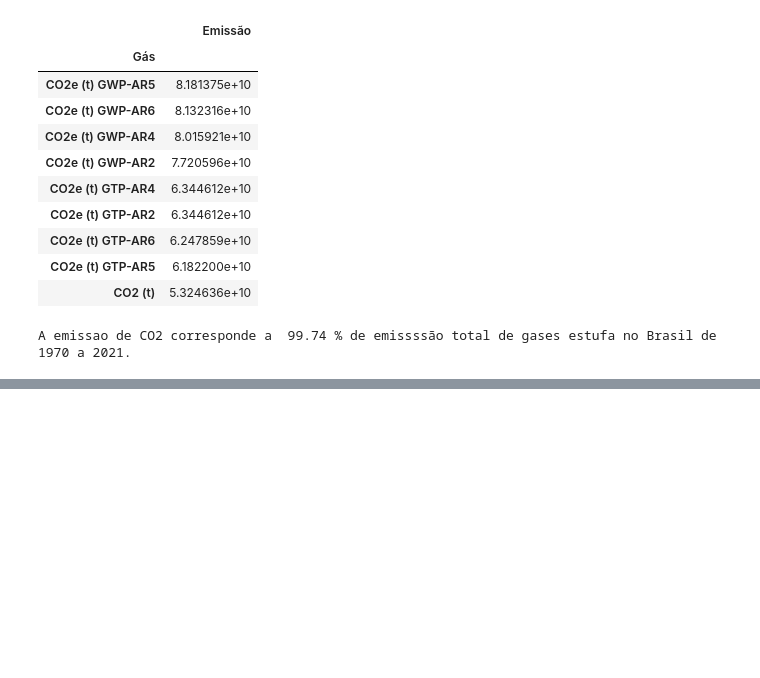
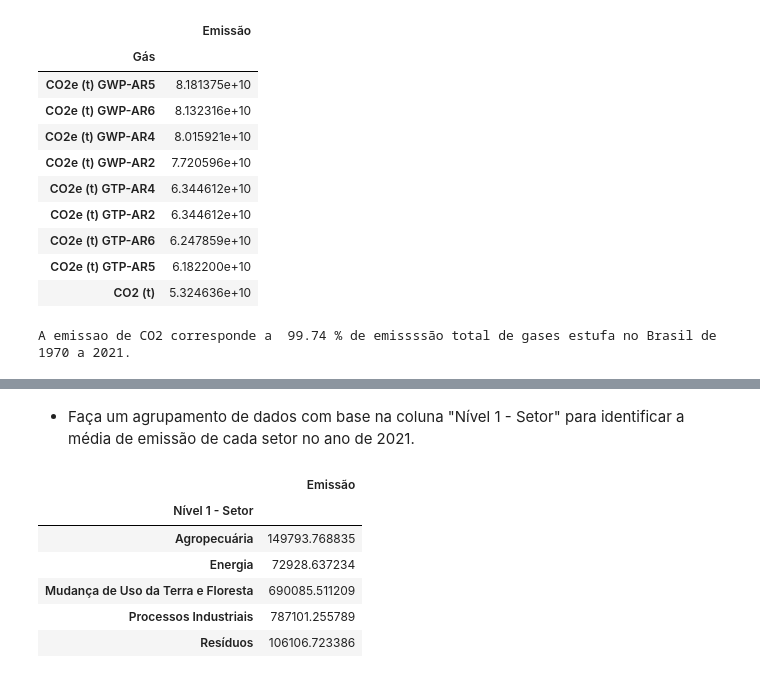
Before and after one commit to JNarimatsu/emissoes_gases_estufa, a Jupyter notebook: emissoes_gases_estufa.ipynb, the cells around one changed output, grey strips where cells are left out. Saved outputs shown, nothing was run; the diff lists cells and outputs as text; code cells hidden in the pictures; blank space fills up the shorter version.

```diff
--- a/emissoes_gases_estufa.ipynb
+++ b/emissoes_gases_estufa.ipynb
@@ -398,0 +425,12 @@ A emissao de CO2 corresponde a  99.74 % de emissssão total de gases estufa no B
+# %% [markdown]
+- Faça um agrupamento de dados com base na coluna "Nível 1 - Setor" para identificar a média de emissão de cada setor no ano de 2021.
+# %%
+emissoes_por_ano[emissoes_por_ano['Ano']==2021].groupby('Nível 1 - Setor')[['Emissão']].mean()
+# %% [output]
+|  | Emissão |
+| Nível 1 - Setor |  |
+| Agropecuária | 149793.768835 |
+| Energia | 72928.637234 |
+| Mudança de Uso da Terra e Floresta | 690085.511209 |
+| Processos Industriais | 787101.255789 |
+| Resíduos | 106106.723386 |
```
Also changed, not shown: parts of 7 cells of this notebook.
